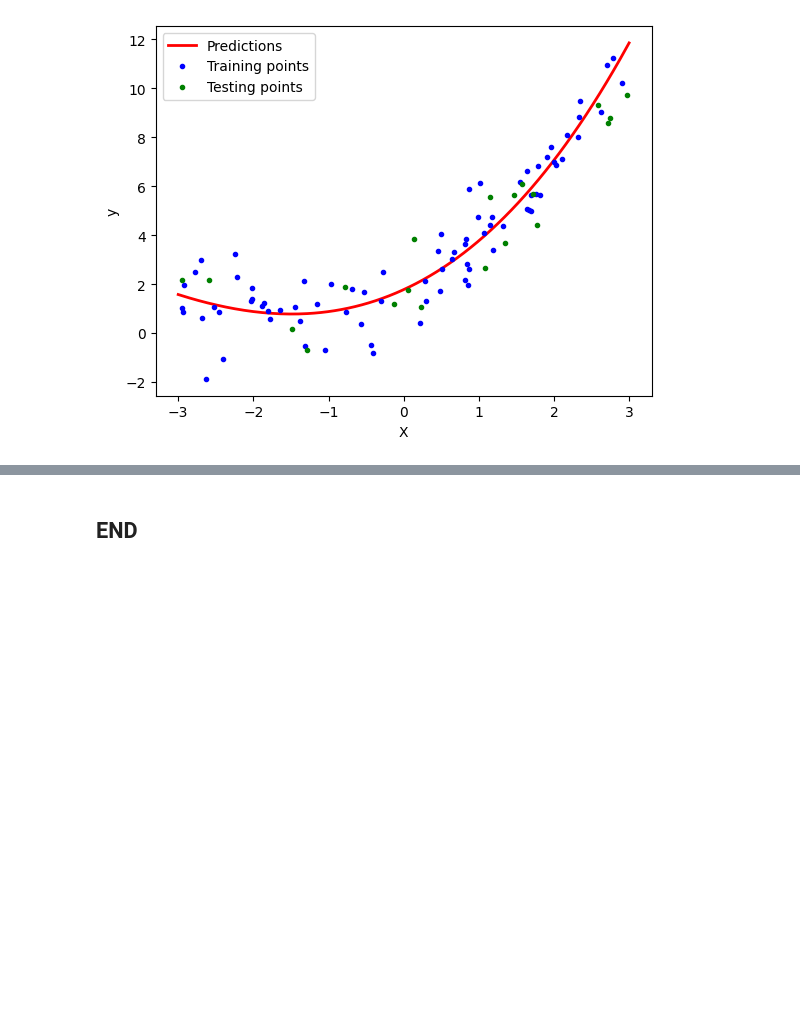
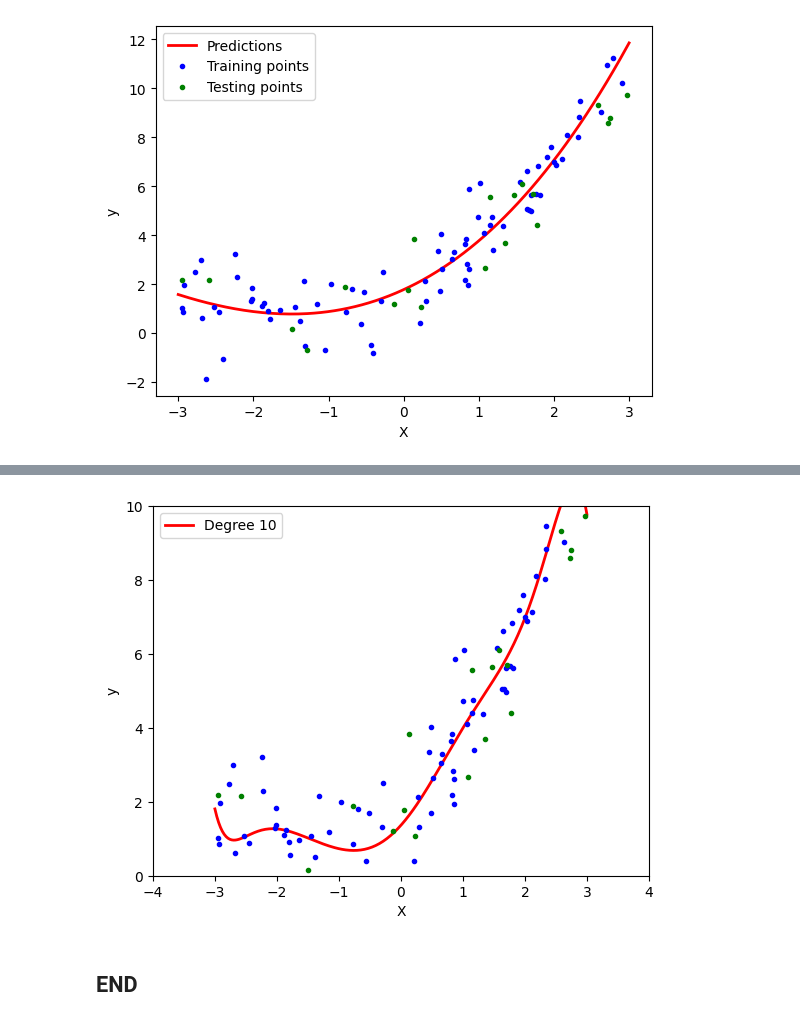
Before and after one commit to himan1009/ML_UPDATED, a Jupyter notebook: linear_regression/polynomial_regression_implementation.ipynb, the cells around one changed output, grey strips where cells are left out. Cells and saved outputs as stored; diff of their text form; code cells hidden in the pictures; blank space fills up the shorter version.

```diff
--- a/linear_regression/polynomial_regression_implementation.ipynb
+++ b/linear_regression/polynomial_regression_implementation.ipynb
@@ -224,2 +261,6 @@ plt.show()
+# %%
+poly_regression(10)
+# %% [output]
+[figure, added]
 # %% [markdown]
 ## END
```
Also changed, not shown: parts of 6 cells of this notebook.
